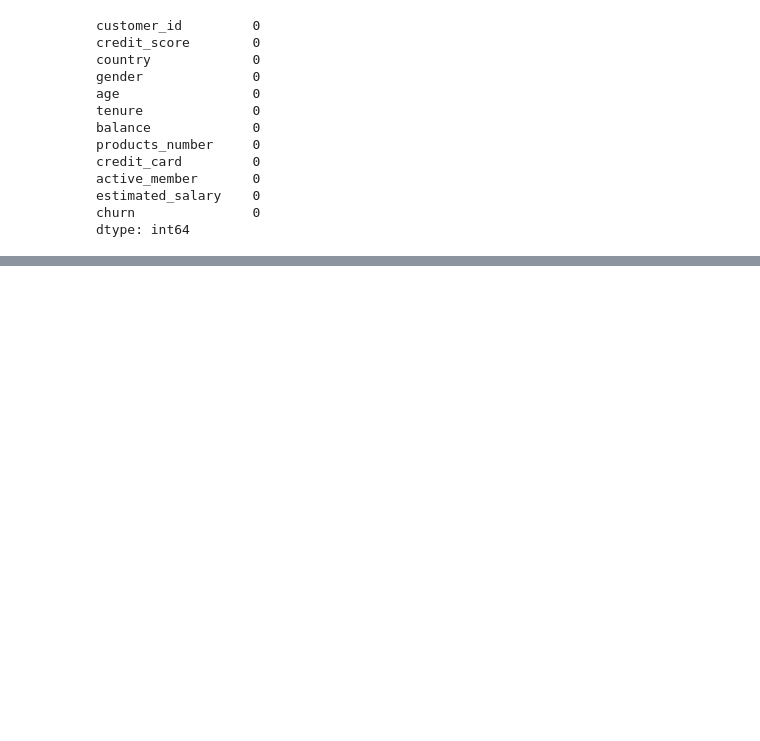
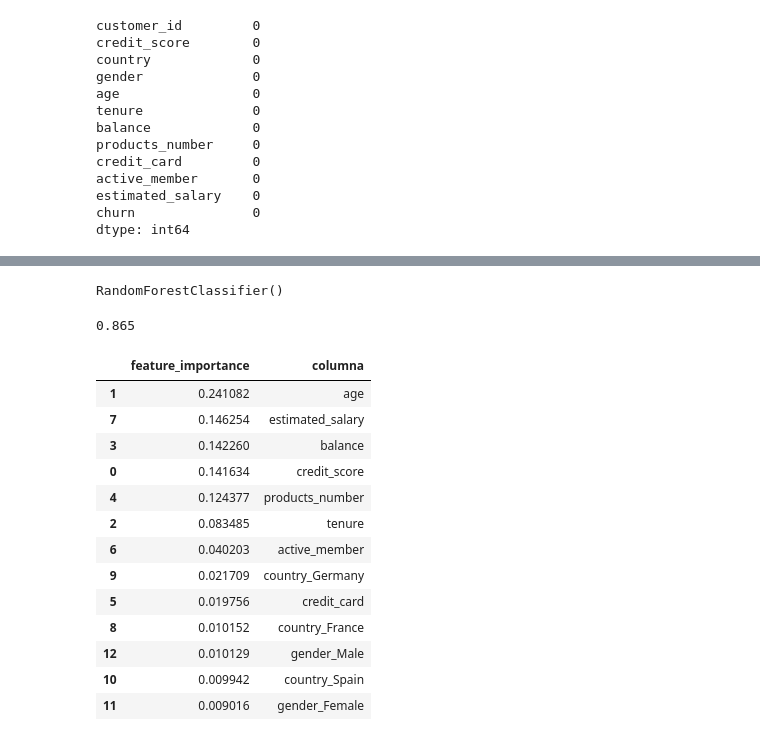
Before and after one commit to lastriita/DataVisualization2022, a Jupyter notebook: Main.ipynb, the cells around one changed output, grey strips where cells are left out. Drawn from its saved outputs; the diff is of its cells as text; code cells hidden in the pictures; blank space fills up the shorter version.

```diff
--- a/Main.ipynb
+++ b/Main.ipynb
@@ -79,0 +138,30 @@ plt.show(pairplot)
+# %%
+model_rf = RandomForestClassifier()
+model_rf.fit(X_train, y_train)
+# %% [output]
+RandomForestClassifier()
+# %%
+accuracy_score(y_test, model_rf.predict(X_test))
+# %% [output]
+0.865
+# %%
+featuresfor = pd.DataFrame()
+featuresfor["feature_importance"] = model_rf.feature_importances_
+featuresfor["columna"] = X.columns.tolist()
+impfor = featuresfor.sort_values(['feature_importance'], ascending=[False])
+impfor
+# %% [output]
+|  | feature_importance | columna |
+| 1 | 0.241082 | age |
+| 7 | 0.146254 | estimated_salary |
+| 3 | 0.142260 | balance |
+| 0 | 0.141634 | credit_score |
+| 4 | 0.124377 | products_number |
+| 2 | 0.083485 | tenure |
+| 6 | 0.040203 | active_member |
+| 9 | 0.021709 | country_Germany |
+| 5 | 0.019756 | credit_card |
+| 8 | 0.010152 | country_France |
+| 12 | 0.010129 | gender_Male |
+| 10 | 0.009942 | country_Spain |
+| 11 | 0.009016 | gender_Female |
```
Also changed, not shown: parts of 13 cells of this notebook.
